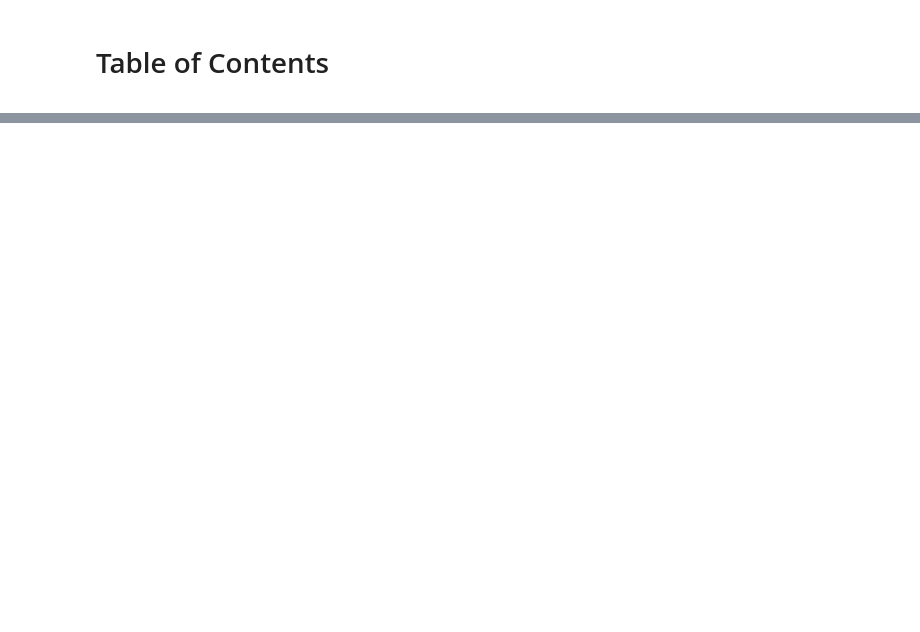
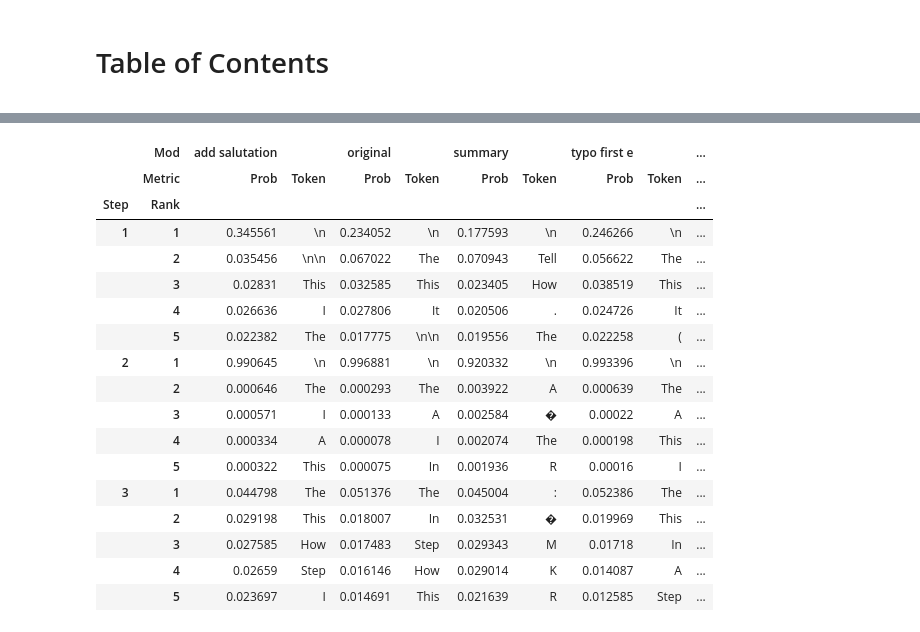
Before and after one commit to Chernobilsky/LLM_Sketches, a Jupyter notebook: analyse stability n stages and printing tokens.ipynb, the cells around one changed output, grey strips where cells are left out. Cells and saved outputs as stored; diff of their text form; code cells hidden in the pictures; blank space fills up the shorter version.

```diff
--- a/analyse stability n stages and printing tokens.ipynb
+++ b/analyse stability n stages and printing tokens.ipynb
@@ -217,0 +115,18 @@ Step 3
+# %%
+# ----------  Выводим summary для каждого промпта  ----------
+for i, base_prompt in enumerate(PROMPTS, 1):
+    # ищем именно модификацию 'summary'
+    for mod_name, mod_fn in MODS:
+        if mod_name != "summary":
+            continue                # пропускаем остальные модификации
+
+        # 1. получаем строку с префиксом
+        summary_with_prefix = mod_fn(base_prompt)
+
+        # 2. убираем CUSTOM_WORDS
+        summary_only = summary_with_prefix[len(CUSTOM_WORDS):]
+
+        # 3. печатаем
+        short_prompt = base_prompt[:60] + ("…" if len(base_prompt) > 60 else "")
+        print(f"Prompt #{i}: {short_prompt}")
+        print(f"   [{mod_name}] {summary_only}\n")
@@ -217,0 +183,57 @@ Step 3
+# %%
+
+pd.set_option("display.max_columns", None)
+pd.set_option("display.max_colwidth", None)
+
+if USE_FILE_PROMPTS == False:
+    TRUNC = 60
+else:
+        TRUNC = 100
+TOP_K  = 5       # сколько токенов берём на шаг
+records = []
+
+# ---------- A. Сбор топ‑K для каждого prompt × mod × step ----------
+for prompt in PROMPTS:
+    for mod_name, mod_fn in MODS:
+        mod_prompt = mod_fn(prompt)
+        dists = _multi_step(mod_prompt, STEPS)          # твоя функция
+
+        for step_idx, probs in enumerate(dists, start=1):
+            topk = torch.topk(probs, TOP_K)             # top‑5 вероятных токенов
+            for rank, (tok_id, prob) in enumerate(zip(topk.indices, topk.values), start=1):
+                records.append({
+                    "PromptFull": prompt,
+                    "Prompt":     prompt[:TRUNC] + ("…" if len(prompt) > TRUNC else ""),
+                    "Step":       step_idx,
+                    "Rank":       rank,                 # 1 … 5
+                    "Mod":        mod_name,
+                    "Token":      _tokenizer.decode([tok_id]),
+                    "Prob":       prob.item()
+                })
+
+topk_df = pd.DataFrame(records)
+
+# ---------- B. Делаем длинный формат: Metric = {Token, Prob} ----------
+long_df = topk_df.melt(
+    id_vars    = ["Prompt", "Step", "Rank", "Mod"],
+    value_vars = ["Token", "Prob"],
+    var_name   = "Metric",
+    value_name = "Val"
+)
+
+# ---------- C. Pivot: строки = (Step, Rank), колонки = (Mod → Token / Prob) ----------
+pivot_df = long_df.pivot_table(
+    index   = ["Prompt", "Step", "Rank"],
+    columns = ["Mod", "Metric"],
+    values  = "Val",
+    aggfunc = "first"
+).sort_index(axis=1)           # сортируем модификации и Token/Prob
+
+pivot_df = pivot_df.sort_index()  # (Prompt → Step → Rank)
+
+# ---------- D. Вывод по каждому промпту отдельно ----------
+for prompt_text, grp in pivot_df.groupby(level=0):      # группируем по Prompt
+    print("🔹 PROMPT:\n", prompt_text, "\n")
+    display(grp.droplevel(0))                           # оставляем Step, Rank
+    print("-"*100 + "\n")
+# %% [output]
@@ -217,0 +245,18 @@ Step 3
+|  | Mod | add salutation |  | original |  | summary |  | typo first e |  | ... |
+|  | Metric | Prob | Token | Prob | Token | Prob | Token | Prob | Token | ... |
+| Step | Rank |  |  |  |  |  |  |  |  | ... |
+| 1 | 1 | 0.345561 | \n | 0.234052 | \n | 0.177593 | \n | 0.246266 | \n | ... |
+|  | 2 | 0.035456 | \n\n | 0.067022 | The | 0.070943 | Tell | 0.056622 | The | ... |
+|  | 3 | 0.02831 | This | 0.032585 | This | 0.023405 | How | 0.038519 | This | ... |
+|  | 4 | 0.026636 | I | 0.027806 | It | 0.020506 | . | 0.024726 | It | ... |
+|  | 5 | 0.022382 | The | 0.017775 | \n\n | 0.019556 | The | 0.022258 | ( | ... |
+| 2 | 1 | 0.990645 | \n | 0.996881 | \n | 0.920332 | \n | 0.993396 | \n | ... |
+|  | 2 | 0.000646 | The | 0.000293 | The | 0.003922 | A | 0.000639 | The | ... |
+|  | 3 | 0.000571 | I | 0.000133 | A | 0.002584 | � | 0.00022 | A | ... |
+|  | 4 | 0.000334 | A | 0.000078 | I | 0.002074 | The | 0.000198 | This | ... |
+|  | 5 | 0.000322 | This | 0.000075 | In | 0.001936 | R | 0.00016 | I | ... |
+| 3 | 1 | 0.044798 | The | 0.051376 | The | 0.045004 | : | 0.052386 | The | ... |
+|  | 2 | 0.029198 | This | 0.018007 | In | 0.032531 | � | 0.019969 | This | ... |
+|  | 3 | 0.027585 | How | 0.017483 | Step | 0.029343 | M | 0.01718 | In | ... |
+|  | 4 | 0.02659 | Step | 0.016146 | How | 0.029014 | K | 0.014087 | A | ... |
+|  | 5 | 0.023697 | I | 0.014691 | This | 0.021639 | R | 0.012585 | Step | ... |
```
Also changed, not shown: parts of 14 cells of this notebook.
